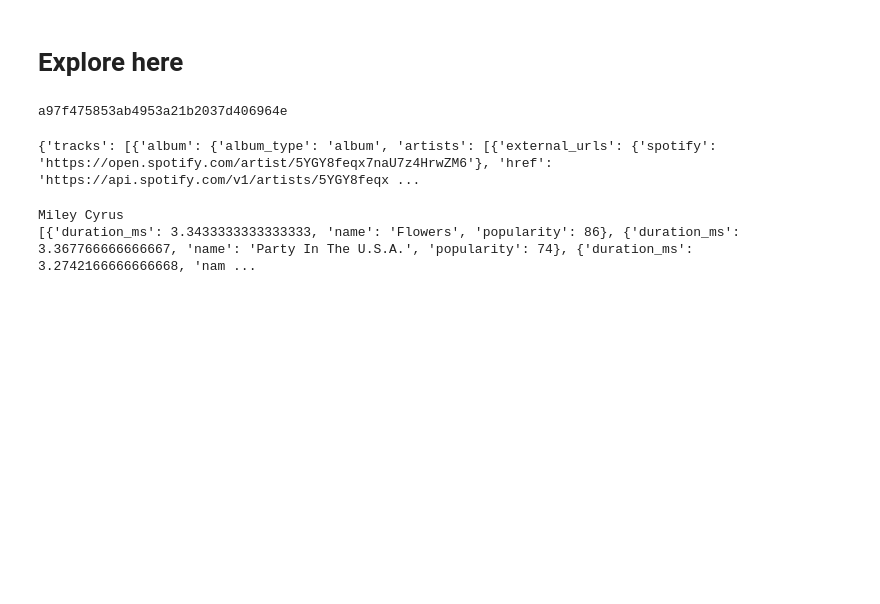
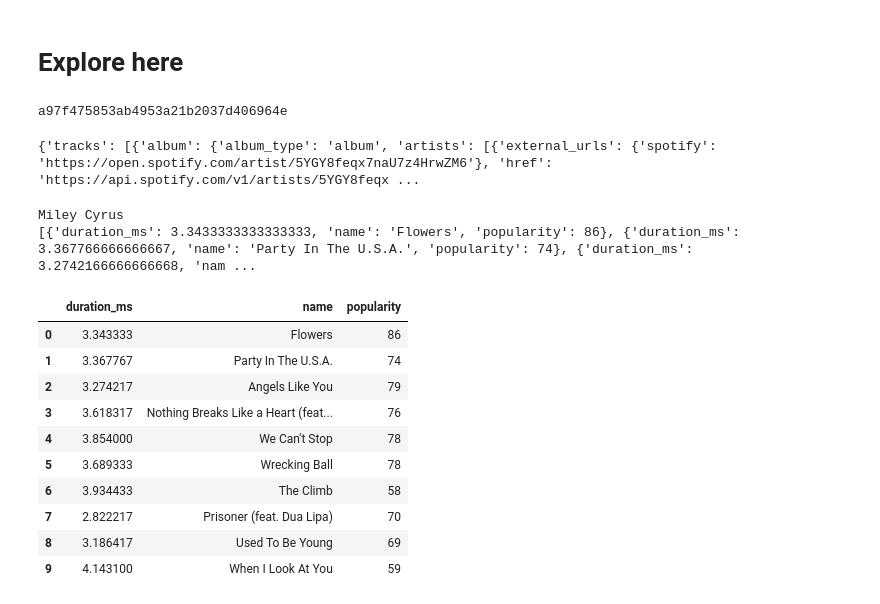
Before and after one commit to Valenfrc/interacting-with-api-python-project-tutorial, a Jupyter notebook: src/explore.ipynb, the cells around one changed output. Saved outputs shown, nothing was run; the diff lists cells and outputs as text; code cells hidden in the pictures; blank space fills up the shorter version.

```diff
--- a/src/explore.ipynb
+++ b/src/explore.ipynb
@@ -38,3 +38,18 @@ print(tracks)
 # %% [output]
 Miley Cyrus
 [{'duration_ms': 3.3433333333333333, 'name': 'Flowers', 'popularity': 86}, {'duration_ms': 3.367766666666667, 'name': 'Party In The U.S.A.', 'popularity': 74}, {'duration_ms': 3.2742166666666668, 'nam ...
+# %%
+tracks_df=pd.DataFrame.from_records(tracks)
+tracks_df
+# %% [output]
+|  | duration_ms | name | popularity |
+| 0 | 3.343333 | Flowers | 86 |
+| 1 | 3.367767 | Party In The U.S.A. | 74 |
+| 2 | 3.274217 | Angels Like You | 79 |
+| 3 | 3.618317 | Nothing Breaks Like a Heart (feat... | 76 |
+| 4 | 3.854000 | We Can't Stop | 78 |
+| 5 | 3.689333 | Wrecking Ball | 78 |
+| 6 | 3.934433 | The Climb | 58 |
+| 7 | 2.822217 | Prisoner (feat. Dua Lipa) | 70 |
+| 8 | 3.186417 | Used To Be Young | 69 |
+| 9 | 4.143100 | When I Look At You | 59 |
```
Also changed, not shown: parts of 3 cells of this notebook, 1 other file.
